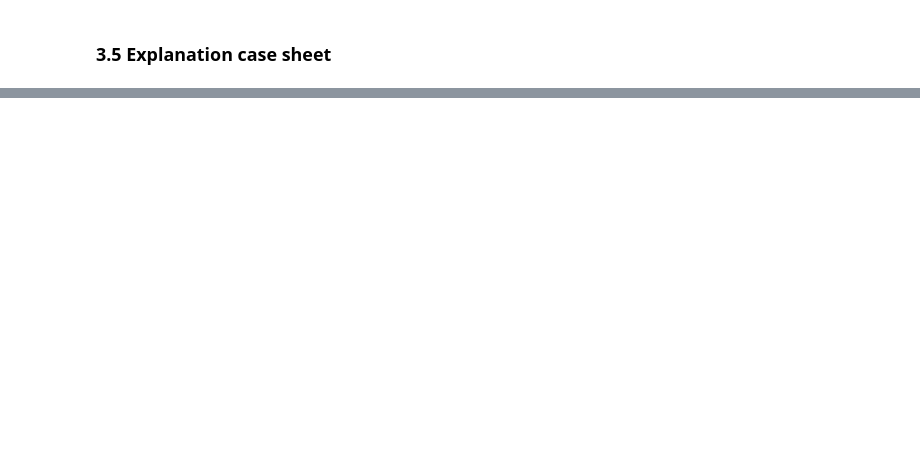
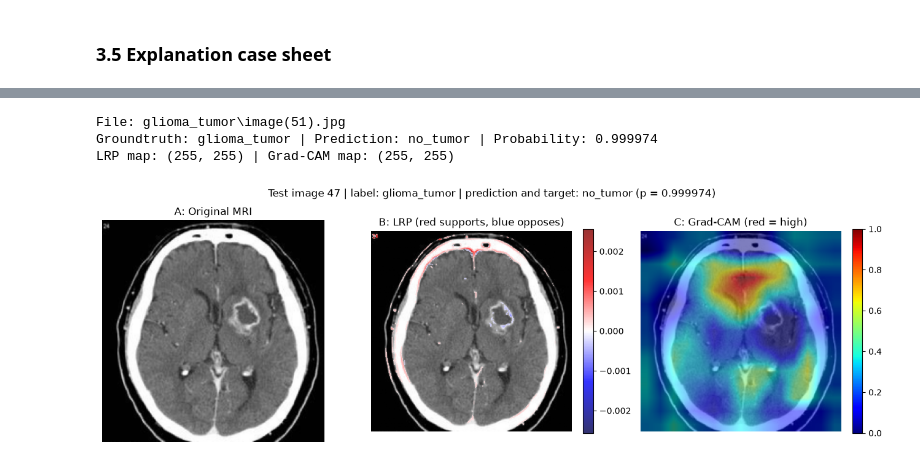
Before and after one commit to TanPH-UM/WQF7009-Assignment-2, a Jupyter notebook: brain_mri_xai.ipynb, the cells around one changed output, grey strips where cells are left out. Cells and saved outputs as stored; diff of their text form; code cells hidden in the pictures; blank space fills up the shorter version.

```diff
--- a/brain_mri_xai.ipynb
+++ b/brain_mri_xai.ipynb
@@ -444,0 +478,8 @@ LRP map: (255, 255) | Grad-CAM map: (255, 255)
+# %%
+# Case B
+explain_case(47)
+# %% [output]
+File: glioma_tumor\image(51).jpg
+Groundtruth: glioma_tumor | Prediction: no_tumor | Probability: 0.999974
+LRP map: (255, 255) | Grad-CAM map: (255, 255)
+[figure, added]
```
Also changed, not shown: parts of 7 cells of this notebook.
